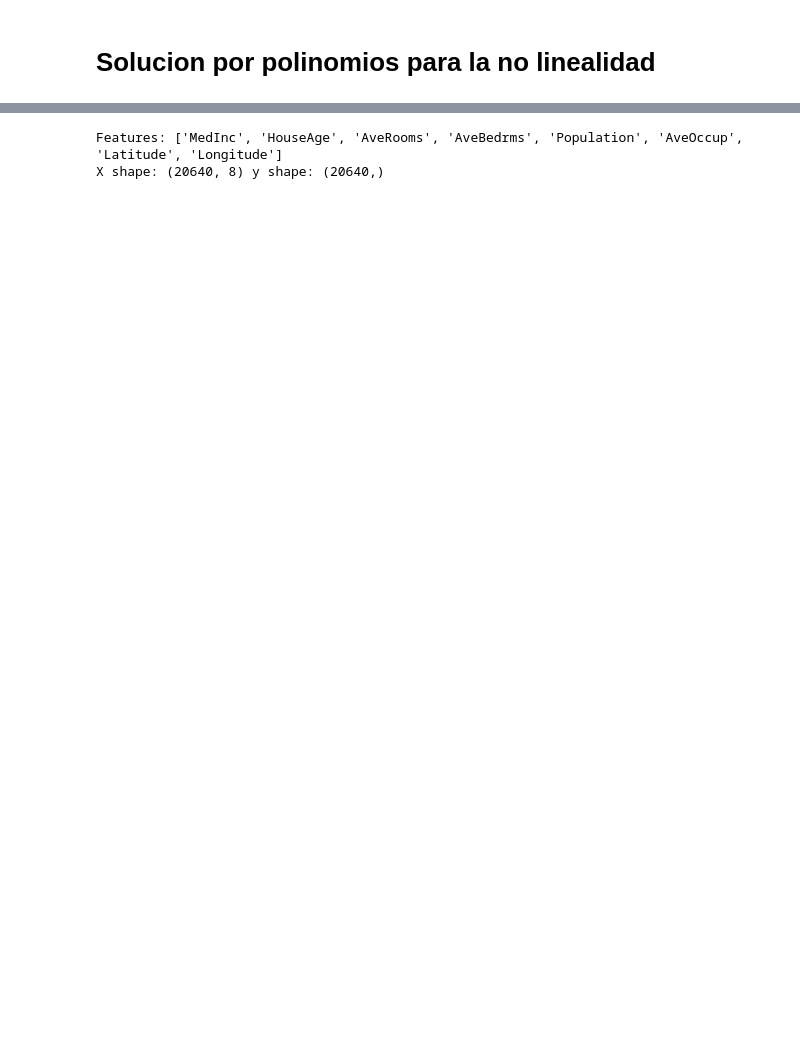
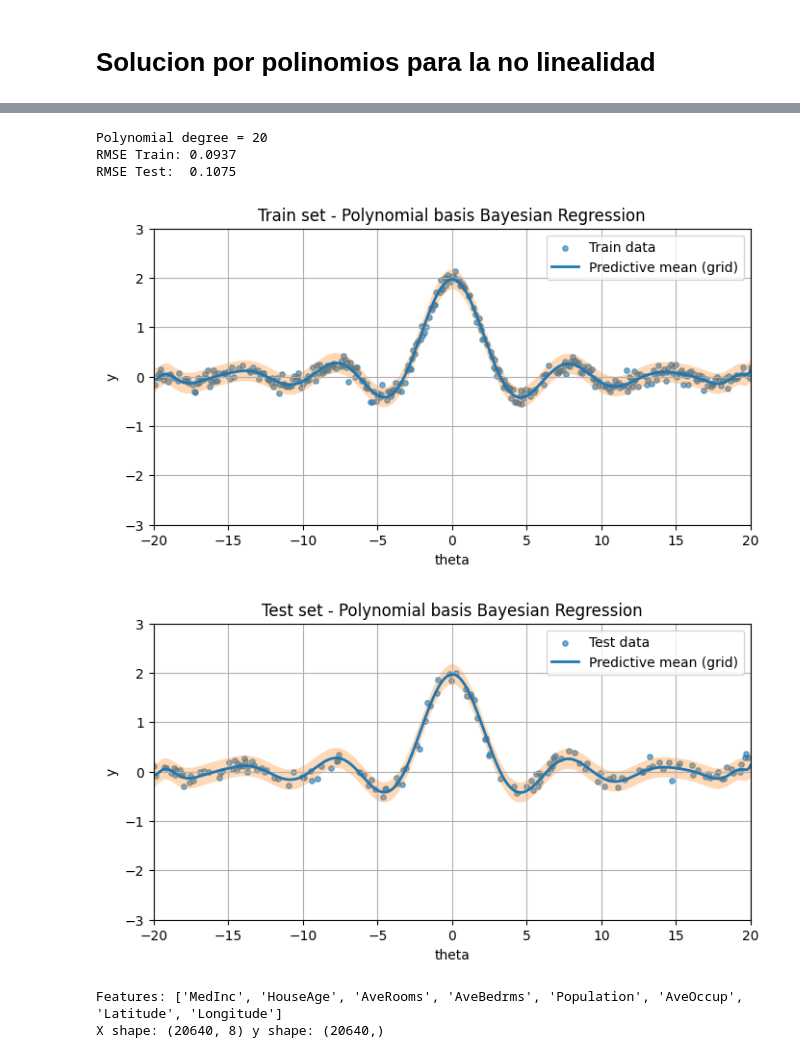
Before and after one commit to juan-holguin/TAM_2025_2, a Jupyter notebook: Taller_parcial/Taller_parcial_juan_holguin.ipynb, the cells around one changed output, grey strips where cells are left out. Cells and saved outputs as stored; diff of their text form; code cells hidden in the pictures; blank space fills up the shorter version.

```diff
--- a/Taller_parcial/Taller_parcial_juan_holguin.ipynb
+++ b/Taller_parcial/Taller_parcial_juan_holguin.ipynb
@@ -300,3 +302,83 @@ plt.show()
+# %%
+A = 2.0          # amplitud
+sigma = 0.1      # ruido
+N = 500          # muestras
+theta = np.linspace(-20, 20, N).reshape(-1,1)
+tt = sinc(theta.ravel()*1.0, A)   # true noiseless
+t = tt + np.random.normal(0, sigma, N)  # observed noisy
+
+degree = 20
+
+# funcion para construir la matriz
+#phiQ = PolynomialFeatures(degree=Q)
+#Phi = phiQ.fit_transform(X)
+
+Phi = design_matrix(theta, degree)
+
+# Train/test split 70/30
+X_train, X_test, t_train, t_test, Phi_train, Phi_test = train_test_split(
+    theta, t, Phi, test_size=0.3, random_state=42
+)
+
+
+# Bayesian linear regression (closed form)
+sig_w = 1.0  # prior variance for weights (can tune)
+S0 = sig_w * np.eye(Phi_train.shape[1])
+
+# Compute posterior using training data
+mn, Sn = posterior_update(Phi_train, t_train, sigma, S0)
+
+# Predictive on train and test
+m_train, s_train = predictive(Phi_train, mn, Sn, sigma)
+m_test, s_test = predictive(Phi_test, mn, Sn, sigma)
+
+# RMSEs
+rmse_train = np.sqrt(mean_squared_error(t_train, m_train))
+rmse_test = np.sqrt(mean_squared_error(t_test, m_test))
+
+print(f"Polynomial degree = {degree}")
+print(f"RMSE Train: {rmse_train:.4f}")
+print(f"RMSE Test:  {rmse_test:.4f}")
+
+# Plotting: separate figures for train and test
+# For smooth curve, evaluate predictive on fine grid
+t_grid = np.linspace(-20, 20, 1000).reshape(-1,1)
+Phi_grid = design_matrix(t_grid, degree)
+m_grid, s_grid = predictive(Phi_grid, mn, Sn, sigma)
+
+# Plot Train
+plt.figure(figsize=(8,4))
+plt.scatter(X_train, t_train, s=15, alpha=0.6, label='Train data')
+plt.plot(t_grid, m_grid, linewidth=2, label='Predictive mean (grid)')
+plt.fill_between(t_grid.ravel(), m_grid - 2*s_grid, m_grid + 2*s_grid, alpha=0.3)
+plt.title("Train set - Polynomial basis Bayesian Regression")
+plt.xlabel("theta")
+plt.ylabel("y")
+plt.legend()
+plt.xlim([-20,20])
+plt.ylim([-3,3])
+plt.grid(True)
+
+# Plot Test
+plt.figure(figsize=(8,4))
+plt.scatter(X_test, t_test, s=15, alpha=0.6, label='Test data')
+plt.plot(t_grid, m_grid, linewidth=2, label='Predictive mean (grid)')
+plt.fill_between(t_grid.ravel(), m_grid - 2*s_grid, m_grid + 2*s_grid, alpha=0.3)
+plt.title("Test set - Polynomial basis Bayesian Regression")
+plt.xlabel("theta")
+plt.ylabel("y")
+plt.legend()
+plt.xlim([-20,20])
+plt.ylim([-3,3])
+plt.grid(True)
+
+plt.show()
+# %% [output]
+Polynomial degree = 20
+RMSE Train: 0.0937
+RMSE Test:  0.1075
+[figure, added]
+[figure, added]
 # %%
 # Dataset California housing
 data = fetch_california_housing()
```
Also changed, not shown: parts of 15 cells of this notebook.
